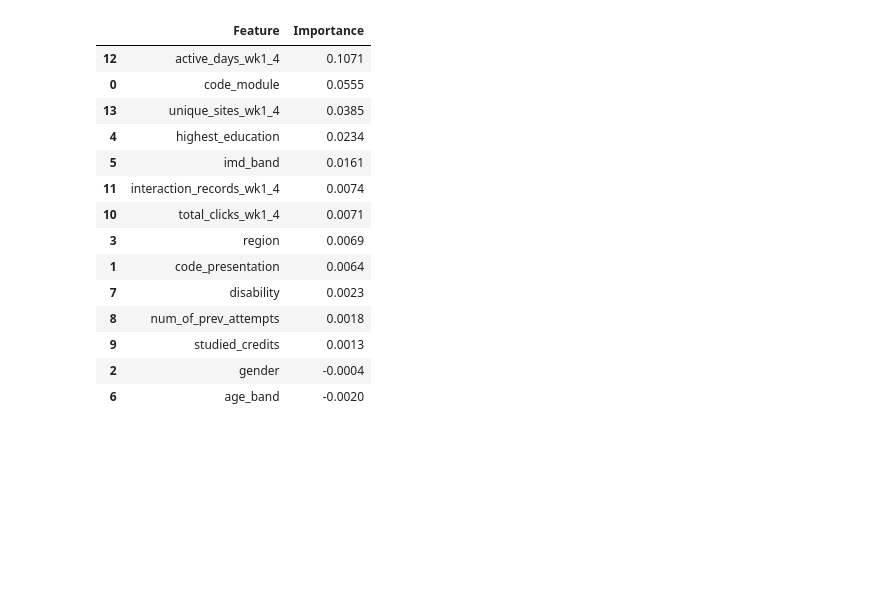
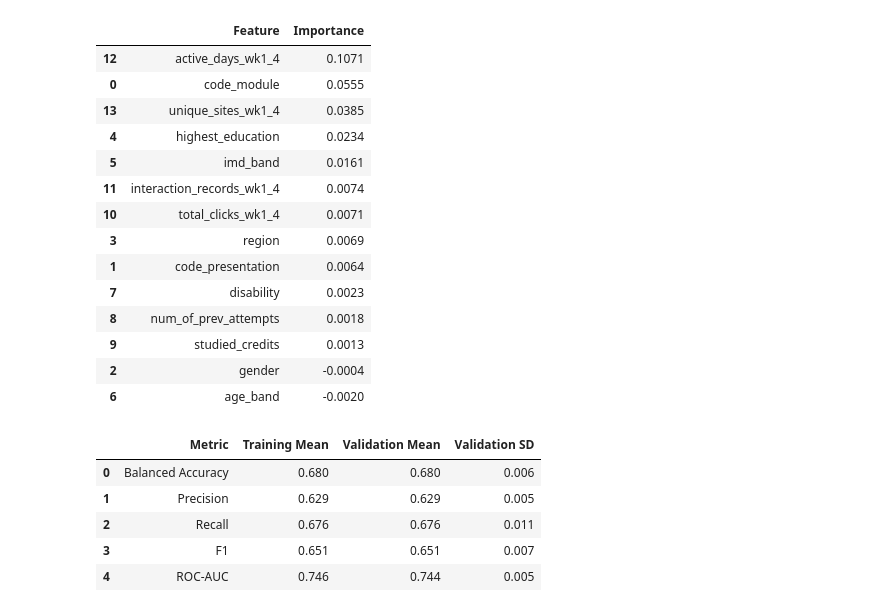
Before and after one commit to dalkhaseeb-D/at-risk-student-prediction, a Jupyter notebook: notebooks/01_data_audit.ipynb, the cells around one changed output. Drawn from its saved outputs; the diff is of its cells as text; code cells hidden in the pictures; blank space fills up the shorter version.

Commit message:
Complete model evaluation and conclusions

```diff
--- a/notebooks/01_data_audit.ipynb
+++ b/notebooks/01_data_audit.ipynb
@@ -701,3 +701,76 @@ display(
 | 9 | studied_credits | 0.0013 |
 | 2 | gender | -0.0004 |
 | 6 | age_band | -0.0020 |
+# %%
+from sklearn.model_selection import StratifiedKFold, cross_validate
+
+validation_model = Pipeline([
+    ("preprocessor", preprocessor),
+    (
+        "model",
+        LogisticRegression(
+            max_iter=1000,
+            class_weight="balanced",
+            random_state=42
+        )
+    )
+])
+
+cv = StratifiedKFold(
+    n_splits=5,
+    shuffle=True,
+    random_state=42
+)
+
+scoring = {
+    "balanced_accuracy": "balanced_accuracy",
+    "precision": "precision",
+    "recall": "recall",
+    "f1": "f1",
+    "roc_auc": "roc_auc"
+}
+
+cv_results = cross_validate(
+    validation_model,
+    X,
+    y,
+    cv=cv,
+    scoring=scoring,
+    return_train_score=True,
+    n_jobs=-1
+)
+
+metric_names = {
+    "balanced_accuracy": "Balanced Accuracy",
+    "precision": "Precision",
+    "recall": "Recall",
+    "f1": "F1",
+    "roc_auc": "ROC-AUC"
+}
+
+cv_summary = []
+
+for metric_key, metric_label in metric_names.items():
+    cv_summary.append({
+        "Metric": metric_label,
+        "Training Mean": cv_results[
+            f"train_{metric_key}"
+        ].mean(),
+        "Validation Mean": cv_results[
+            f"test_{metric_key}"
+        ].mean(),
+        "Validation SD": cv_results[
+            f"test_{metric_key}"
+        ].std()
+    })
+
+cv_summary = pd.DataFrame(cv_summary)
+
+display(cv_summary.round(3))
+# %% [output]
+|  | Metric | Training Mean | Validation Mean | Validation SD |
+| 0 | Balanced Accuracy | 0.680 | 0.680 | 0.006 |
+| 1 | Precision | 0.629 | 0.629 | 0.005 |
+| 2 | Recall | 0.676 | 0.676 | 0.011 |
+| 3 | F1 | 0.651 | 0.651 | 0.007 |
+| 4 | ROC-AUC | 0.746 | 0.744 | 0.005 |
```
Also changed, not shown: parts of 1 cell of this notebook.
